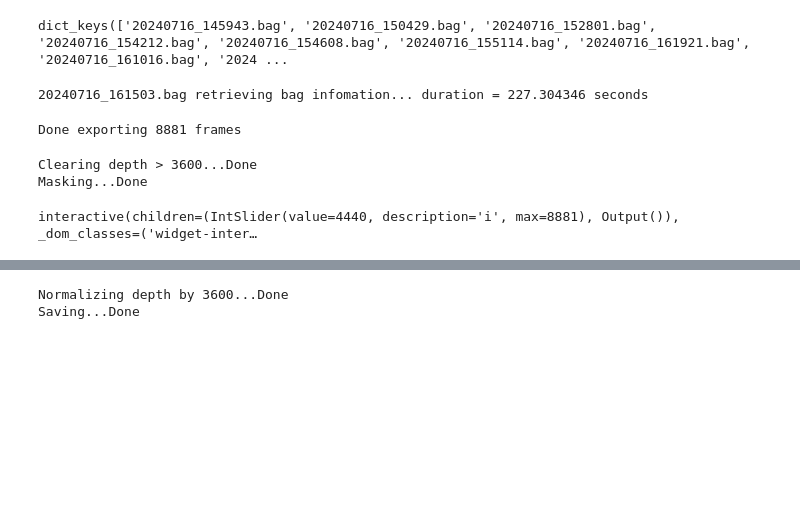
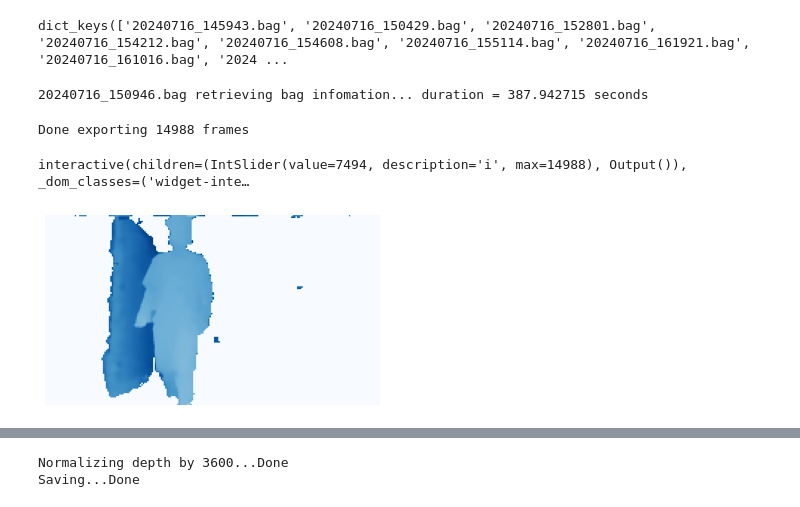
Before and after one commit to MilkywayCocktail/CSI-python, a Jupyter notebook: Door_dataset.ipynb, the cells around one changed output, grey strips where cells are left out. Saved outputs shown, nothing was run; the diff lists cells and outputs as text; code cells hidden in the pictures; blank space fills up the shorter version.

```diff
--- a/Door_dataset.ipynb
+++ b/Door_dataset.ipynb
@@ -14,15 +124,15 @@ for folder in ('A208', 'B211', 'A308', 'A308T', 'C605'):
 import make_dataset_v07 as md
 import os
 
-# for folder in ('A208', 'B211', 'A308', 'A308T', 'C605'):
-    # csi_path = f"../dataset/Door_EXP/{folder}/"
-csi_path = f"../dataset/Door_EXP/A208/"
-paths = os.walk(csi_path)
-for path, _, file_lst in paths:
-    for file_name in file_lst:
-        file_name_, ext = os.path.splitext(file_name)
-        if ext == '.npy' and 'csio' in file_name_:
-            csiloader = md.CSILoader(os.path.join(path, file_name))
-            csiloader.preprocess()
-            csiloader.save()
+for folder in ('A208D1', 'A208D2', 'A208D3'):
+    csi_path = f"../dataset/Door_Days/{folder}/"
+
+    paths = os.walk(csi_path)
+    for path, _, file_lst in paths:
+        for file_name in file_lst:
+            file_name_, ext = os.path.splitext(file_name)
+            if ext == '.npy' and 'csio' in file_name_:
+                csiloader = md.CSILoader(os.path.join(path, file_name))
+                csiloader.preprocess()
+                csiloader.save()
 # %% [output]
@@ -386,25 +565,32 @@ print(bags.keys())
 # %% [output]
 dict_keys(['20240716_145943.bag', '20240716_150429.bag', '20240716_152801.bag', '20240716_154212.bag', '20240716_154608.bag', '20240716_155114.bag', '20240716_161921.bag', '20240716_161016.bag', '2024 ...
 # %%
-cur = '20240716_161503.bag'
+cur = '20240716_150946.bag'
 loader = md.BagLoader(bags[cur])
 loader.export_images(show=False)
 # %% [output]
-20240716_161503.bag retrieving bag infomation... duration = 227.304346 seconds
+20240716_150946.bag retrieving bag infomation... duration = 387.942715 seconds
-Done exporting 8881 frames
+Done exporting 14988 frames
 # %%
 def process(loader):
     # loader.reset_images()
-    loader.clear_excessive_depth(3600)
+    #loader.clear_excessive_depth(3600)
+    loader.threshold_depth(3600)
     #loader.depth_mask(tmap=env_loader.depthmask.threshold)
-    #loader.depth_mask(0.9)
-    loader.depth_mask(tmap=tl)
+    loader.depth_mask(0.9)
+    #loader.depth_mask(tmap=tl)
     tmap = md.Raw(loader.depthmask.threshold)
     return tmap
 
-tmap = process(loader)
+# tmap = process(loader)
+loader.images[:,:, :20] = 0
+loader.images[:,:,-20:] = 0
 browse_images(loader.images)
 # %% [output]
-Clearing depth > 3600...Done
-Masking...Done
+interactive(children=(IntSlider(value=7494, description='i', max=14988), Output()), _dom_classes=('widget-inte…
-interactive(children=(IntSlider(value=4440, description='i', max=8881), Output()), _dom_classes=('widget-inter…
+# %%
+plt.imshow(loader.images[10395], cmap=plt.get_cmap('Blues'))
+plt.axis('off')
+plt.show()
+# %% [output]
+[figure, added]
```
Also changed, not shown: parts of 19 cells of this notebook, 4 other files.
